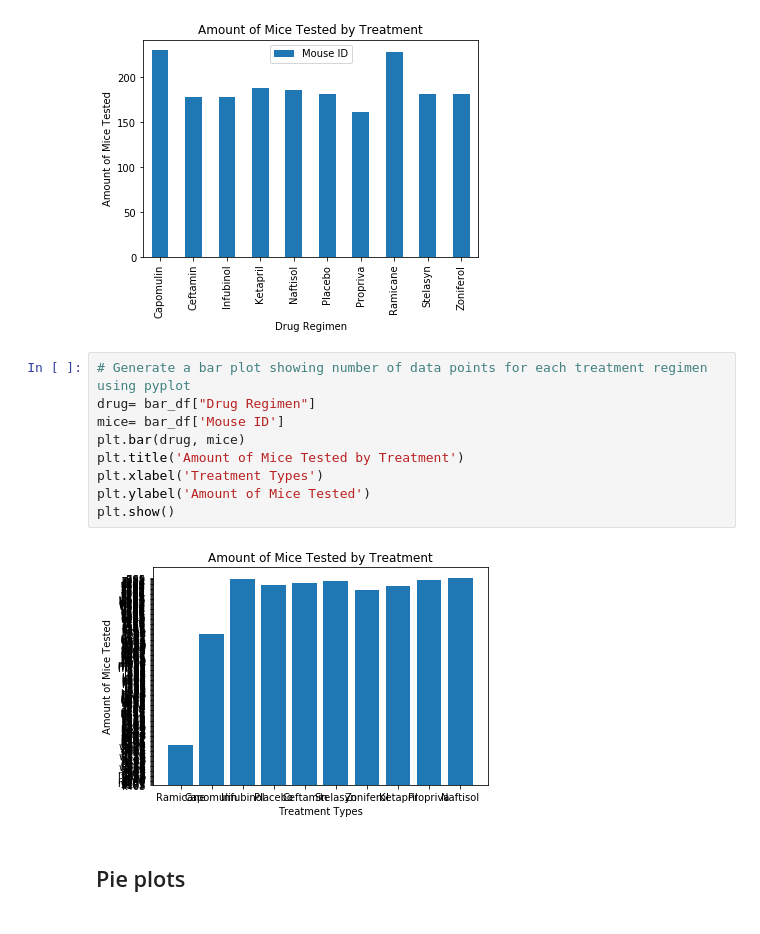
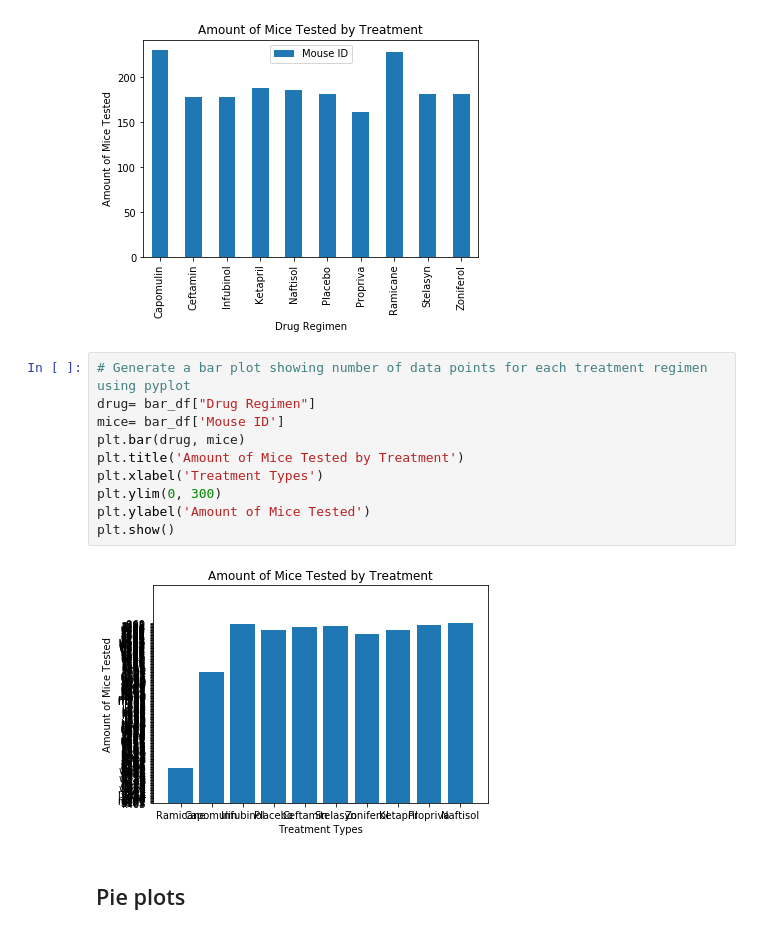
Before and after one commit to karahodges/hodgesMatPlotLib, a Jupyter notebook: pymaceuticals_starter.ipynb, the cells around one changed output. Drawn from its saved outputs; the diff is of its cells as text.

```diff
--- a/pymaceuticals_starter.ipynb
+++ b/pymaceuticals_starter.ipynb
@@ -66,14 +67,15 @@ plt.show()
 # %%
 # Generate a bar plot showing number of data points for each treatment regimen using pyplot
 drug= bar_df["Drug Regimen"]
 mice= bar_df['Mouse ID']
 plt.bar(drug, mice)
 plt.title('Amount of Mice Tested by Treatment')
 plt.xlabel('Treatment Types')
+plt.ylim(0, 300)
 plt.ylabel('Amount of Mice Tested')
 plt.show()
 # %% [output]
-[figure, old version]
+[figure, new version]
 # %% [markdown]
 ## Pie plots
 # %%
```
Also changed, not shown: parts of 3 cells of this notebook.
